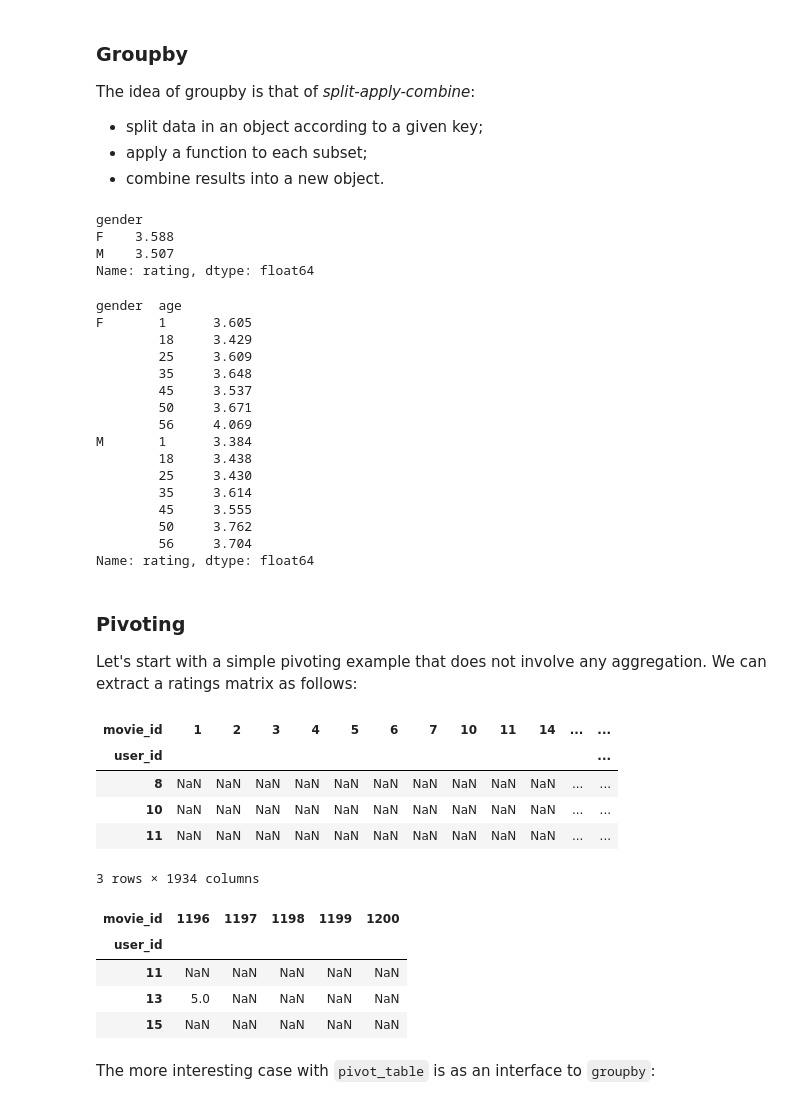
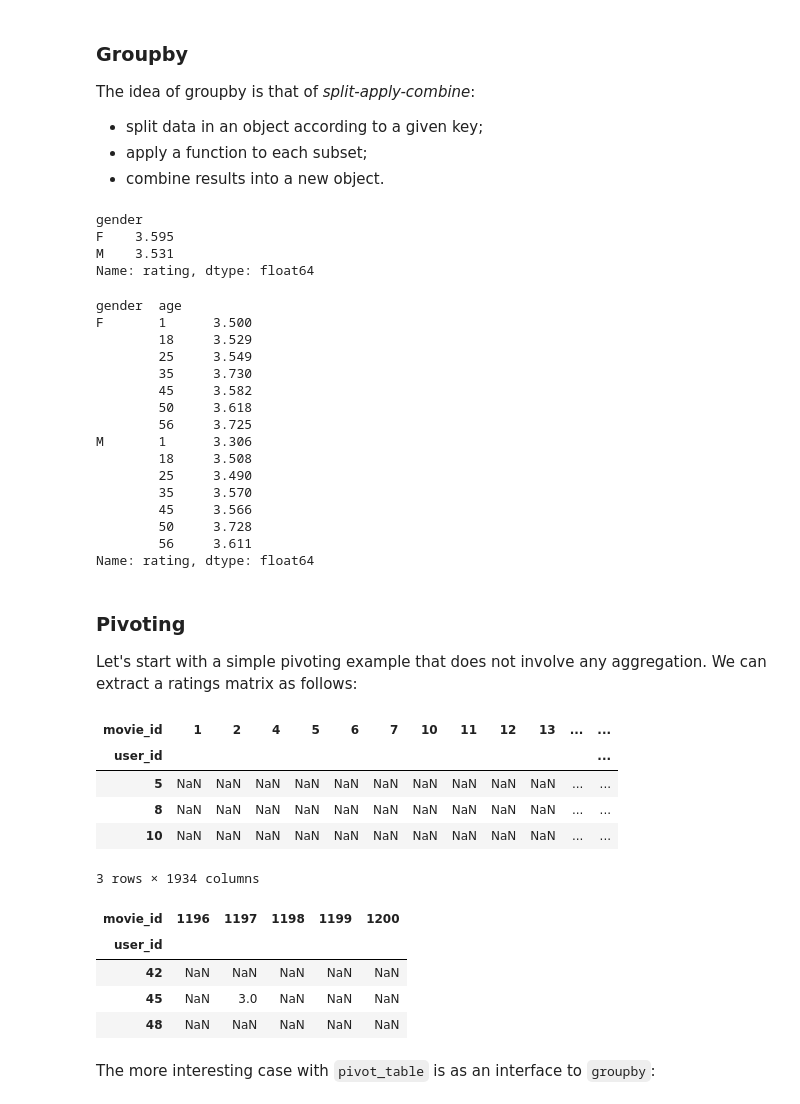
Before and after one commit to klane/springboard, a Jupyter notebook: advanced-topics/recommendation-systems/pycon.ipynb, the cells around one changed output. Cells and saved outputs as stored; diff of their text form; code cells hidden in the pictures.

Commit message:
Overwrite train/test split with provided data

```diff
--- a/advanced-topics/recommendation-systems/pycon.ipynb
+++ b/advanced-topics/recommendation-systems/pycon.ipynb
@@ -631,3 +633,7 @@ movielens_test.to_csv('data/movielens-test.csv')
+# %%
+movielens_train = pd.read_csv('data/movielens-train.csv', index_col=0)
+movielens_test = pd.read_csv('data/movielens-test.csv', index_col=0)
+movielens = pd.concat([movielens_train, movielens_test])
 # %% [markdown]
 ### Evaluation: performance criterion
 
@@ -818,27 +824,27 @@ The idea of groupby is that of *split-apply-combine*:
 movielens_train.groupby('gender')['rating'].mean()
 # %% [output]
 gender
-F    3.588
-M    3.507
+F    3.595
+M    3.531
 Name: rating, dtype: float64
 # %%
 movielens_train.groupby(['gender', 'age'])['rating'].mean()
 # %% [output]
 gender  age
-F       1      3.605
-        18     3.429
-        25     3.609
-        35     3.648
-        45     3.537
-        50     3.671
-        56     4.069
-M       1      3.384
-        18     3.438
-        25     3.430
-        35     3.614
-        45     3.555
-        50     3.762
-        56     3.704
+F       1      3.500
+        18     3.529
+        25     3.549
+        35     3.730
+        45     3.582
+        50     3.618
+        56     3.725
+M       1      3.306
+        18     3.508
+        25     3.490
+        35     3.570
+        45     3.566
+        50     3.728
+        56     3.611
 Name: rating, dtype: float64
 # %% [markdown]
 ### Pivoting
@@ -852,21 +858,21 @@ ratings_mtx_df = movielens_train.pivot_table(values='rating',
                                              columns='movie_id')
 ratings_mtx_df.head(3)
 # %% [output]
-| movie_id | 1 | 2 | 3 | 4 | 5 | 6 | 7 | 10 | 11 | 14 | ... | ... |
+| movie_id | 1 | 2 | 4 | 5 | 6 | 7 | 10 | 11 | 12 | 13 | ... | ... |
 | user_id |  |  |  |  |  |  |  |  |  |  |  | ... |
+| 5 | NaN | NaN | NaN | NaN | NaN | NaN | NaN | NaN | NaN | NaN | ... | ... |
 | 8 | NaN | NaN | NaN | NaN | NaN | NaN | NaN | NaN | NaN | NaN | ... | ... |
 | 10 | NaN | NaN | NaN | NaN | NaN | NaN | NaN | NaN | NaN | NaN | ... | ... |
-| 11 | NaN | NaN | NaN | NaN | NaN | NaN | NaN | NaN | NaN | NaN | ... | ... |
 3 rows × 1934 columns
 # %%
 # grab another subsquare of the ratings matrix to actually diplay some real entries!
-ratings_mtx_df.loc[11:16, 1196:1200]
+ratings_mtx_df.loc[40:50, 1196:1200]
 # %% [output]
 | movie_id | 1196 | 1197 | 1198 | 1199 | 1200 |
 | user_id |  |  |  |  |  |
-| 11 | NaN | NaN | NaN | NaN | NaN |
-| 13 | 5.0 | NaN | NaN | NaN | NaN |
-| 15 | NaN | NaN | NaN | NaN | NaN |
+| 42 | NaN | NaN | NaN | NaN | NaN |
+| 45 | NaN | 3.0 | NaN | NaN | NaN |
+| 48 | NaN | NaN | NaN | NaN | NaN |
 # %% [markdown]
 The more interesting case with `pivot_table` is as an interface to
 `groupby`:
```
Also changed, not shown: parts of 9 cells of this notebook.
